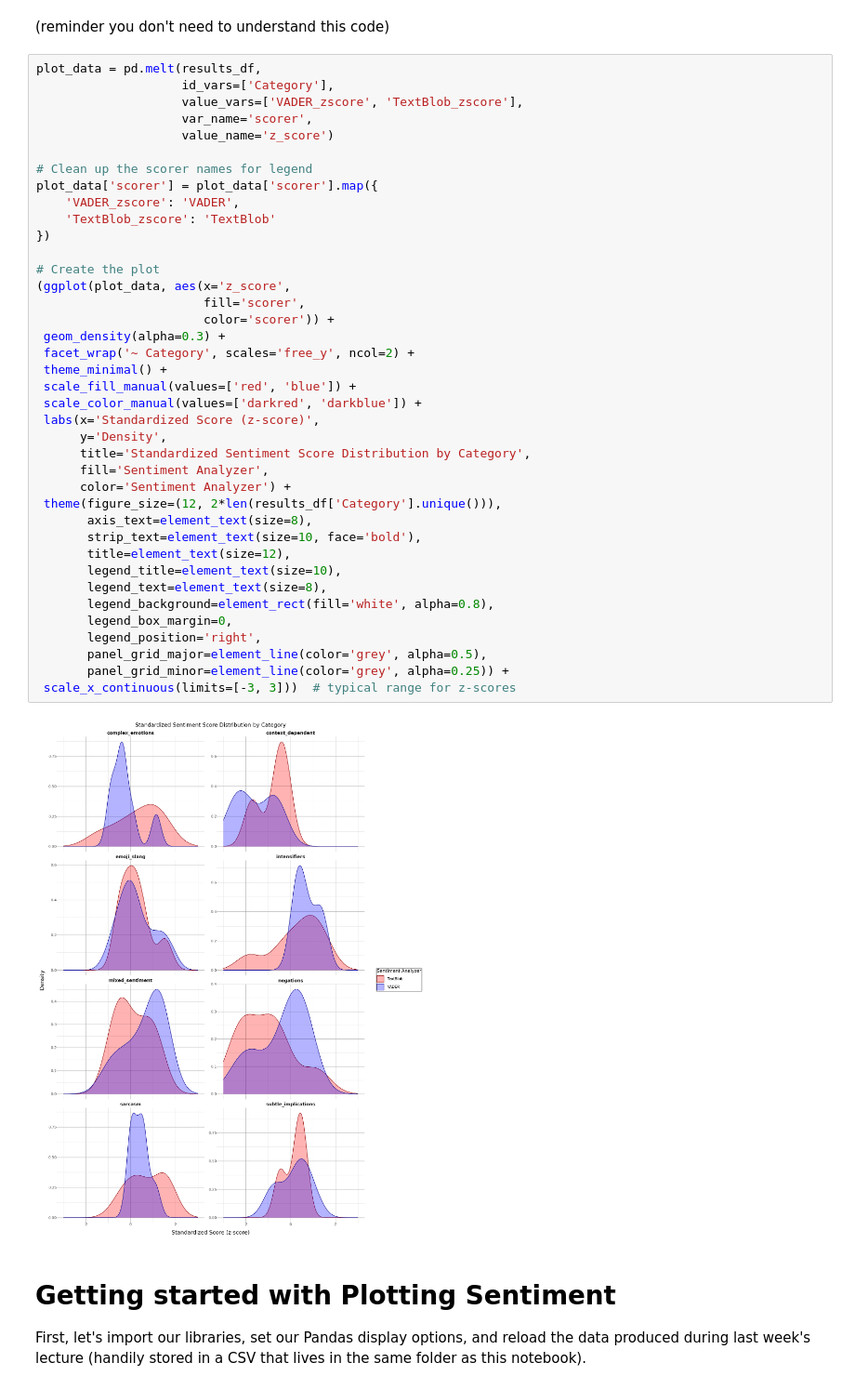
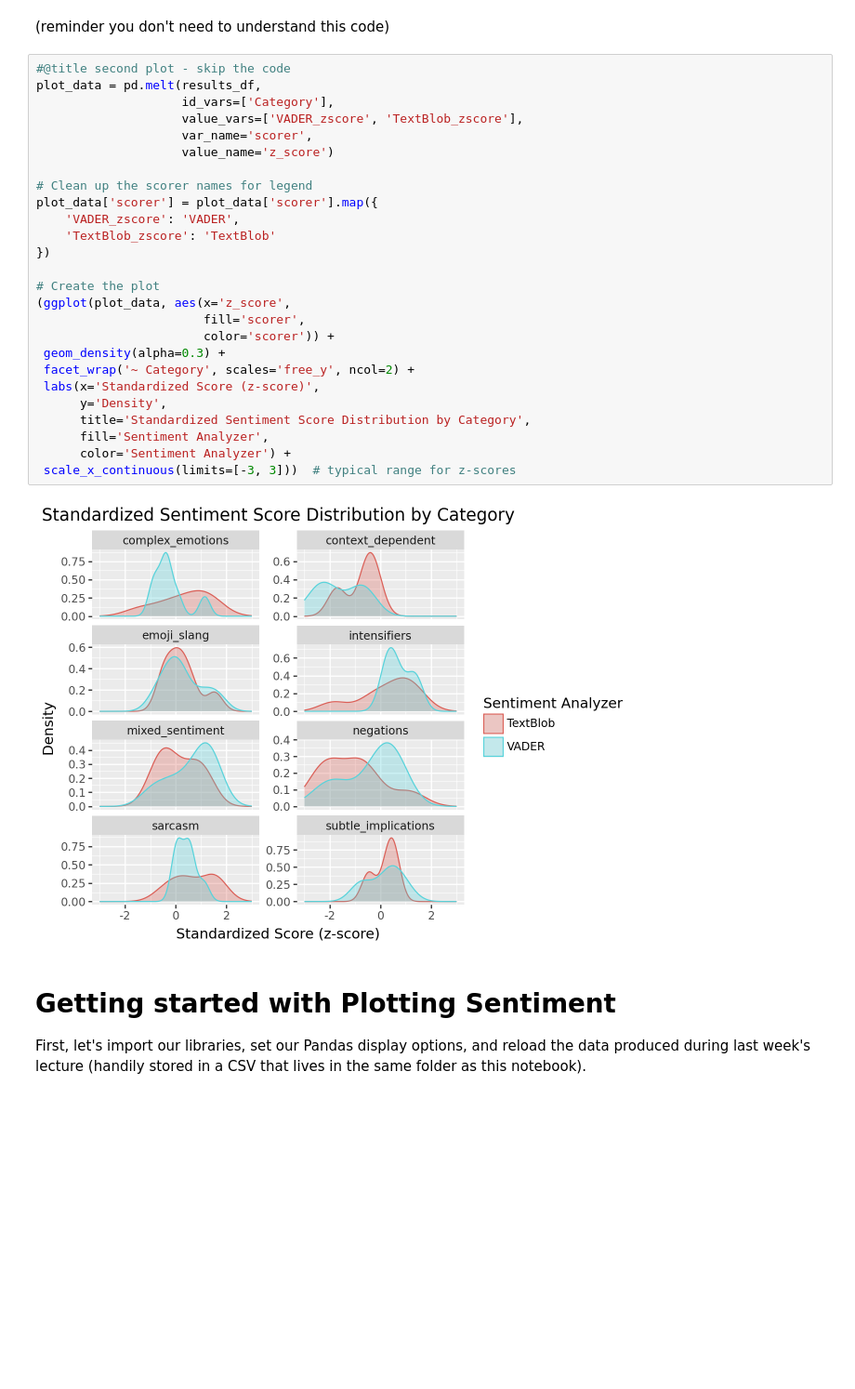
Before and after one commit to UofTCompDSci/eng286-fall-2024, a Jupyter notebook: week11/lecture/W11_lecture.ipynb, the cells around one changed output. Shown at 93% size. Saved outputs shown, nothing was run; the diff lists cells and outputs as text; blank space fills up the shorter version.

```diff
--- a/week11/lecture/W11_lecture.ipynb
+++ b/week11/lecture/W11_lecture.ipynb
@@ -230,46 +273,33 @@ results_df['TextBlob_zscore'] = stats.zscore(results_df['TextBlob Polarity'])
 # %% [markdown]
 (reminder you don't need to understand this code)
 # %%
+#@title second plot - skip the code
 plot_data = pd.melt(results_df,
                     id_vars=['Category'],
                     value_vars=['VADER_zscore', 'TextBlob_zscore'],
                     var_name='scorer',
                     value_name='z_score')
 
 # Clean up the scorer names for legend
 plot_data['scorer'] = plot_data['scorer'].map({
     'VADER_zscore': 'VADER',
     'TextBlob_zscore': 'TextBlob'
 })
 
 # Create the plot
 (ggplot(plot_data, aes(x='z_score',
                        fill='scorer',
                        color='scorer')) +
  geom_density(alpha=0.3) +
  facet_wrap('~ Category', scales='free_y', ncol=2) +
- theme_minimal() +
- scale_fill_manual(values=['red', 'blue']) +
- scale_color_manual(values=['darkred', 'darkblue']) +
  labs(x='Standardized Score (z-score)',
       y='Density',
       title='Standardized Sentiment Score Distribution by Category',
       fill='Sentiment Analyzer',
       color='Sentiment Analyzer') +
- theme(figure_size=(12, 2*len(results_df['Category'].unique())),
-       axis_text=element_text(size=8),
-       strip_text=element_text(size=10, face='bold'),
-       title=element_text(size=12),
-       legend_title=element_text(size=10),
-       legend_text=element_text(size=8),
-       legend_background=element_rect(fill='white', alpha=0.8),
-       legend_box_margin=0,
-       legend_position='right',
-       panel_grid_major=element_line(color='grey', alpha=0.5),
-       panel_grid_minor=element_line(color='grey', alpha=0.25)) +
  scale_x_continuous(limits=[-3, 3]))  # typical range for z-scores
 # %% [output]
-[figure, old version]
+[figure, new version]
 # %% [markdown]
 # Getting started with Plotting Sentiment
 
```
Also changed, not shown: parts of 10 cells of this notebook.
